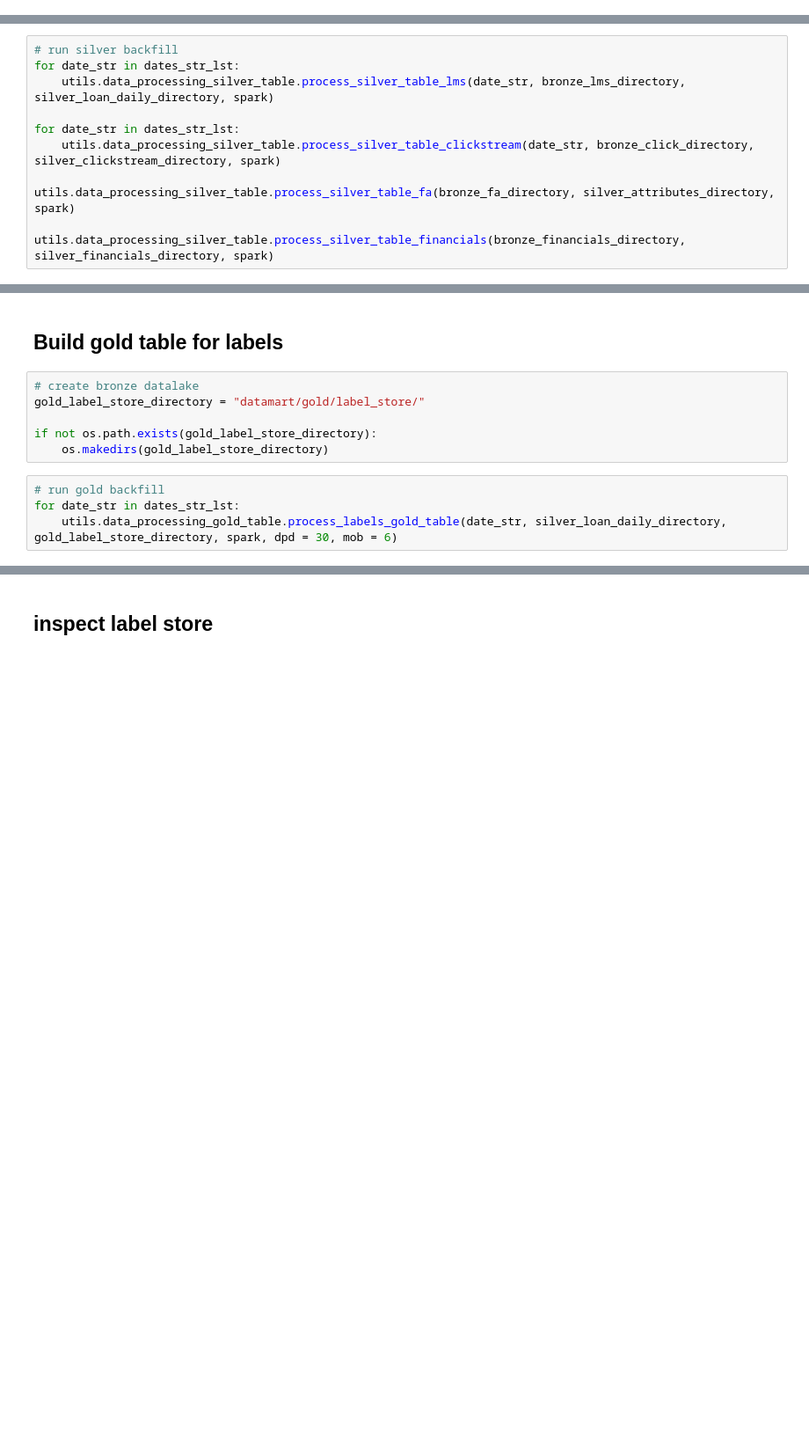
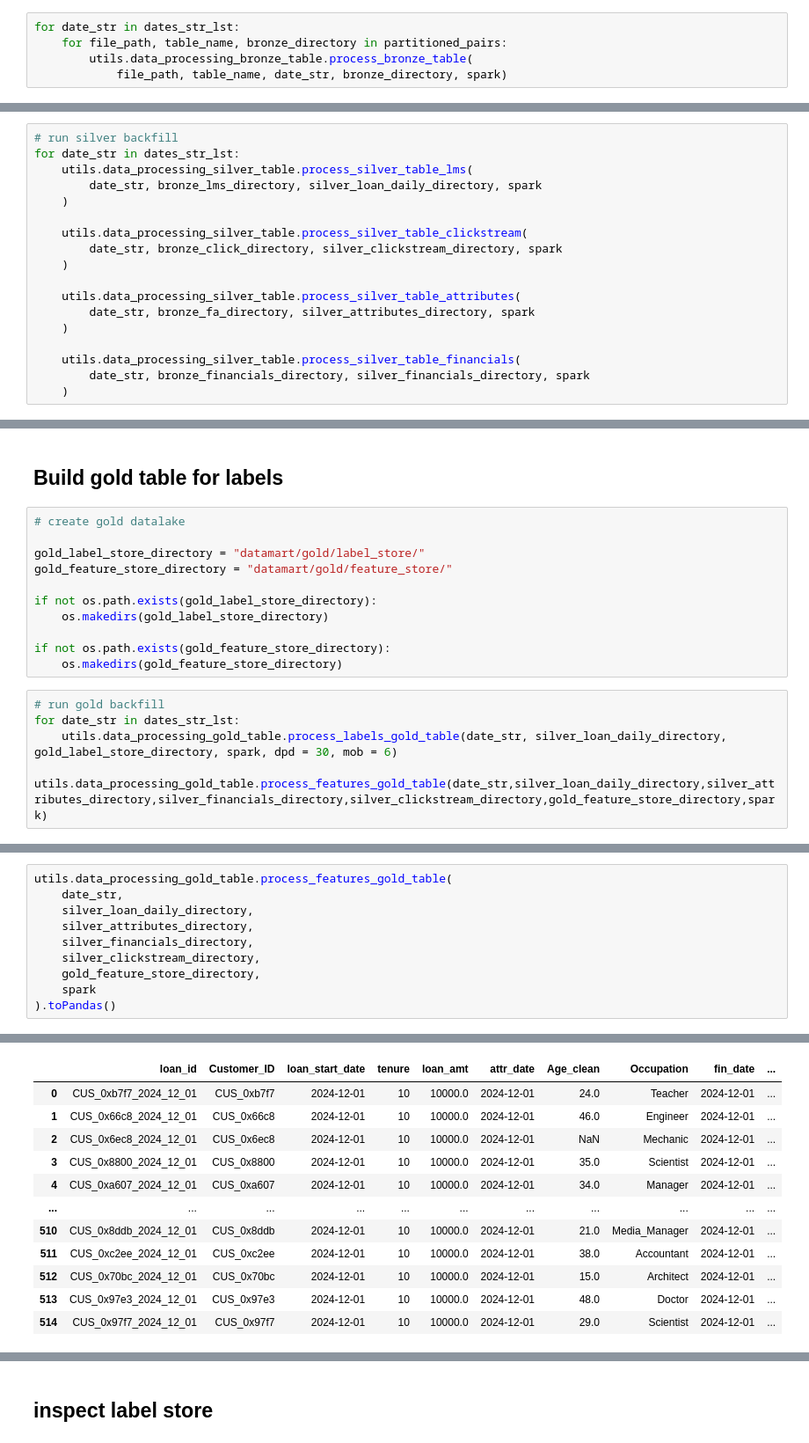
Before and after one commit to Anastasiafrancesf/MITB_MLE, a Jupyter notebook: Assignment_1/data_processing_main.ipynb, the cells around one changed output, grey strips where cells are left out. Shown at 88% size. Drawn from its saved outputs; the diff is of its cells as text; blank space fills up the shorter version.

Commit message:
Update gold table processing and add .gitignore

```diff
--- a/Assignment_1/data_processing_main.ipynb
+++ b/Assignment_1/data_processing_main.ipynb
@@ -142,0 +113,5 @@ saved to: datamart/bronze/lms/bronze_loan_daily_2024_12_01.csv
+# %%
+for date_str in dates_str_lst:
+    for file_path, table_name, bronze_directory in partitioned_pairs:
+        utils.data_processing_bronze_table.process_bronze_table(
+            file_path, table_name, date_str, bronze_directory, spark)
@@ -175,14 +156,21 @@ for directory in [silver_loan_daily_directory, silver_clickstream_directory,
 # %%
 # run silver backfill
 for date_str in dates_str_lst:
-    utils.data_processing_silver_table.process_silver_table_lms(date_str, bronze_lms_directory, silver_loan_daily_directory, spark)
+    utils.data_processing_silver_table.process_silver_table_lms(
+        date_str, bronze_lms_directory, silver_loan_daily_directory, spark
+    )
 
-for date_str in dates_str_lst:
-    utils.data_processing_silver_table.process_silver_table_clickstream(date_str, bronze_click_directory, silver_clickstream_directory, spark)
+    utils.data_processing_silver_table.process_silver_table_clickstream(
+        date_str, bronze_click_directory, silver_clickstream_directory, spark
+    )
 
-utils.data_processing_silver_table.process_silver_table_fa(bronze_fa_directory, silver_attributes_directory, spark)
+    utils.data_processing_silver_table.process_silver_table_attributes(
+        date_str, bronze_fa_directory, silver_attributes_directory, spark
+    )
 
-utils.data_processing_silver_table.process_silver_table_financials(bronze_financials_directory, silver_financials_directory, spark)
+    utils.data_processing_silver_table.process_silver_table_financials(
+        date_str, bronze_financials_directory, silver_financials_directory, spark
+    )
 # %% [output]
 loaded from: datamart/bronze/lms/bronze_loan_daily_2023_01_01.csv row count: 530
 saved to: datamart/silver/loan_daily/silver_loan_daily_2023_01_01.parquet
@@ -286,15 +319,21 @@ only showing top 20 rows
 # %% [markdown]
 ## Build gold table for labels
 # %%
-# create bronze datalake
+# create gold datalake
+
 gold_label_store_directory = "datamart/gold/label_store/"
+gold_feature_store_directory = "datamart/gold/feature_store/"
 
 if not os.path.exists(gold_label_store_directory):
     os.makedirs(gold_label_store_directory)
+
+if not os.path.exists(gold_feature_store_directory):
+    os.makedirs(gold_feature_store_directory)
 # %%
 # run gold backfill
 for date_str in dates_str_lst:
     utils.data_processing_gold_table.process_labels_gold_table(date_str, silver_loan_daily_directory, gold_label_store_directory, spark, dpd = 30, mob = 6)
+    utils.data_processing_gold_table.process_features_gold_table(date_str,silver_loan_daily_directory,silver_attributes_directory,silver_financials_directory,silver_clickstream_directory,gold_feature_store_directory,spark)
 # %% [output]
 loaded from: datamart/silver/loan_daily/silver_loan_daily_2023_01_01.parquet row count: 530
 saved to: datamart/gold/label_store/gold_label_store_2023_01_01.parquet
@@ -325,0 +355,11 @@ saved to: datamart/gold/label_store/gold_label_store_2024_12_01.parquet
+# %%
+utils.data_processing_gold_table.process_features_gold_table(
+    date_str,
+    silver_loan_daily_directory,
+    silver_attributes_directory,
+    silver_financials_directory,
+    silver_clickstream_directory,
+    gold_feature_store_directory,
+    spark
+).toPandas()
+# %% [output]
@@ -325,0 +368,12 @@ saved to: datamart/gold/label_store/gold_label_store_2024_12_01.parquet
+|  | loan_id | Customer_ID | loan_start_date | tenure | loan_amt | attr_date | Age_clean | Occupation | fin_date | ... |
+| 0 | CUS_0xb7f7_2024_12_01 | CUS_0xb7f7 | 2024-12-01 | 10 | 10000.0 | 2024-12-01 | 24.0 | Teacher | 2024-12-01 | ... |
+| 1 | CUS_0x66c8_2024_12_01 | CUS_0x66c8 | 2024-12-01 | 10 | 10000.0 | 2024-12-01 | 46.0 | Engineer | 2024-12-01 | ... |
+| 2 | CUS_0x6ec8_2024_12_01 | CUS_0x6ec8 | 2024-12-01 | 10 | 10000.0 | 2024-12-01 | NaN | Mechanic | 2024-12-01 | ... |
+| 3 | CUS_0x8800_2024_12_01 | CUS_0x8800 | 2024-12-01 | 10 | 10000.0 | 2024-12-01 | 35.0 | Scientist | 2024-12-01 | ... |
+| 4 | CUS_0xa607_2024_12_01 | CUS_0xa607 | 2024-12-01 | 10 | 10000.0 | 2024-12-01 | 34.0 | Manager | 2024-12-01 | ... |
+| ... | ... | ... | ... | ... | ... | ... | ... | ... | ... | ... |
+| 510 | CUS_0x8ddb_2024_12_01 | CUS_0x8ddb | 2024-12-01 | 10 | 10000.0 | 2024-12-01 | 21.0 | Media_Manager | 2024-12-01 | ... |
+| 511 | CUS_0xc2ee_2024_12_01 | CUS_0xc2ee | 2024-12-01 | 10 | 10000.0 | 2024-12-01 | 38.0 | Accountant | 2024-12-01 | ... |
+| 512 | CUS_0x70bc_2024_12_01 | CUS_0x70bc | 2024-12-01 | 10 | 10000.0 | 2024-12-01 | 15.0 | Architect | 2024-12-01 | ... |
+| 513 | CUS_0x97e3_2024_12_01 | CUS_0x97e3 | 2024-12-01 | 10 | 10000.0 | 2024-12-01 | 48.0 | Doctor | 2024-12-01 | ... |
+| 514 | CUS_0x97f7_2024_12_01 | CUS_0x97f7 | 2024-12-01 | 10 | 10000.0 | 2024-12-01 | 29.0 | Scientist | 2024-12-01 | ... |
```
Also changed, not shown: parts of 14 cells of this notebook, 3 other files.
